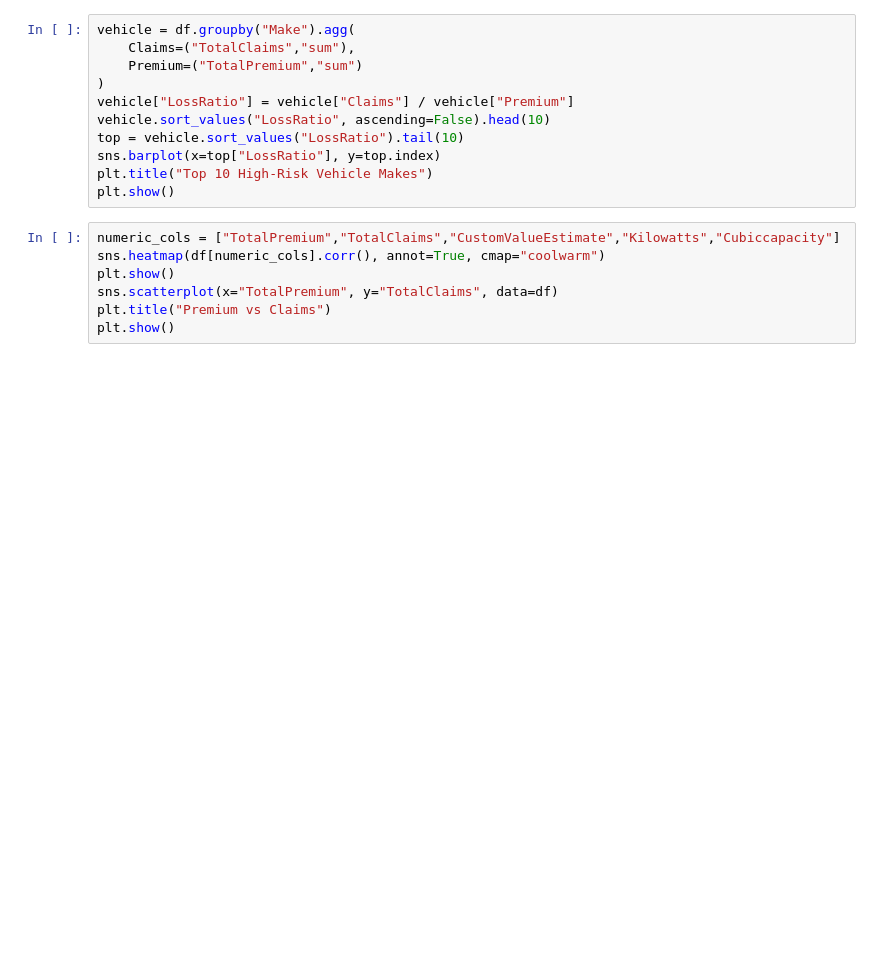
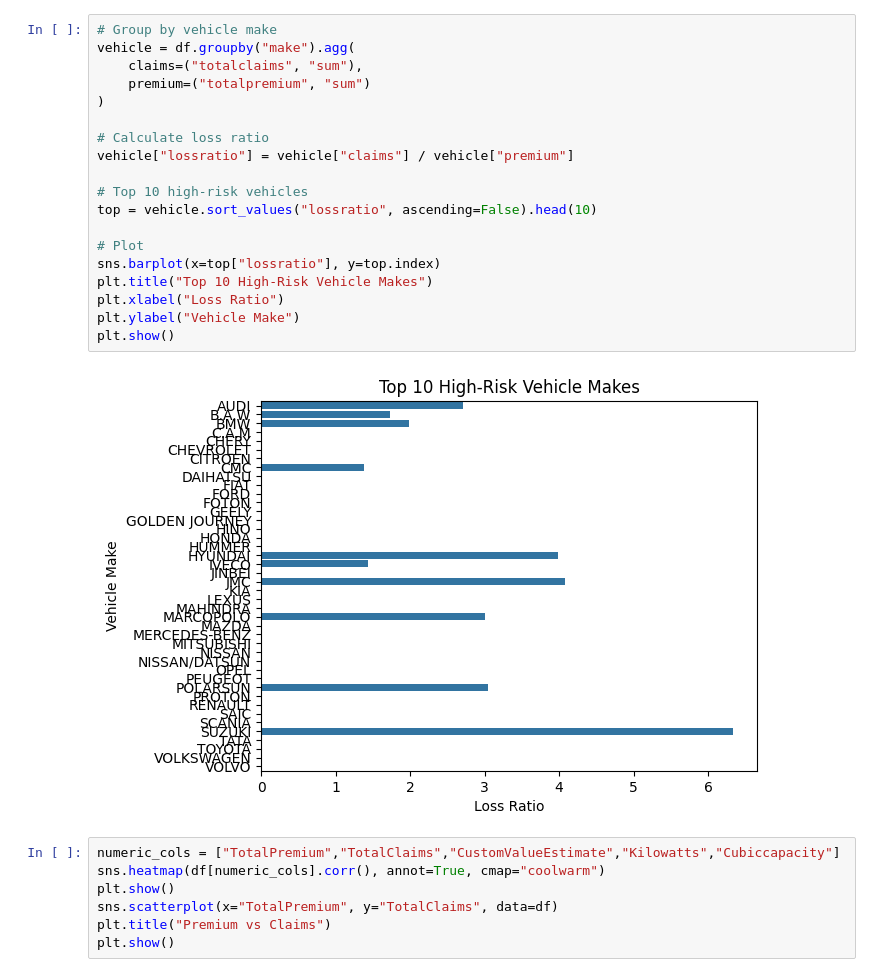
Before and after one commit to blienmoges/acis-risk, a Jupyter notebook: notebooks/eda_overview.ipynb, the cells around one changed output. Saved outputs shown, nothing was run; the diff lists cells and outputs as text; blank space fills up the shorter version.

```diff
--- a/notebooks/eda_overview.ipynb
+++ b/notebooks/eda_overview.ipynb
@@ -72,14 +206,24 @@ plt.show()
 # %%
-vehicle = df.groupby("Make").agg(
-    Claims=("TotalClaims","sum"),
-    Premium=("TotalPremium","sum")
+# Group by vehicle make
+vehicle = df.groupby("make").agg(
+    claims=("totalclaims", "sum"),
+    premium=("totalpremium", "sum")
 )
-vehicle["LossRatio"] = vehicle["Claims"] / vehicle["Premium"]
-vehicle.sort_values("LossRatio", ascending=False).head(10)
-top = vehicle.sort_values("LossRatio").tail(10)
-sns.barplot(x=top["LossRatio"], y=top.index)
+
+# Calculate loss ratio
+vehicle["lossratio"] = vehicle["claims"] / vehicle["premium"]
+
+# Top 10 high-risk vehicles
+top = vehicle.sort_values("lossratio", ascending=False).head(10)
+
+# Plot
+sns.barplot(x=top["lossratio"], y=top.index)
 plt.title("Top 10 High-Risk Vehicle Makes")
+plt.xlabel("Loss Ratio")
+plt.ylabel("Vehicle Make")
 plt.show()
+# %% [output]
+[figure, added]
 # %%
 numeric_cols = ["TotalPremium","TotalClaims","CustomValueEstimate","Kilowatts","Cubiccapacity"]
 sns.heatmap(df[numeric_cols].corr(), annot=True, cmap="coolwarm")
```
Also changed, not shown: parts of 9 cells of this notebook.
